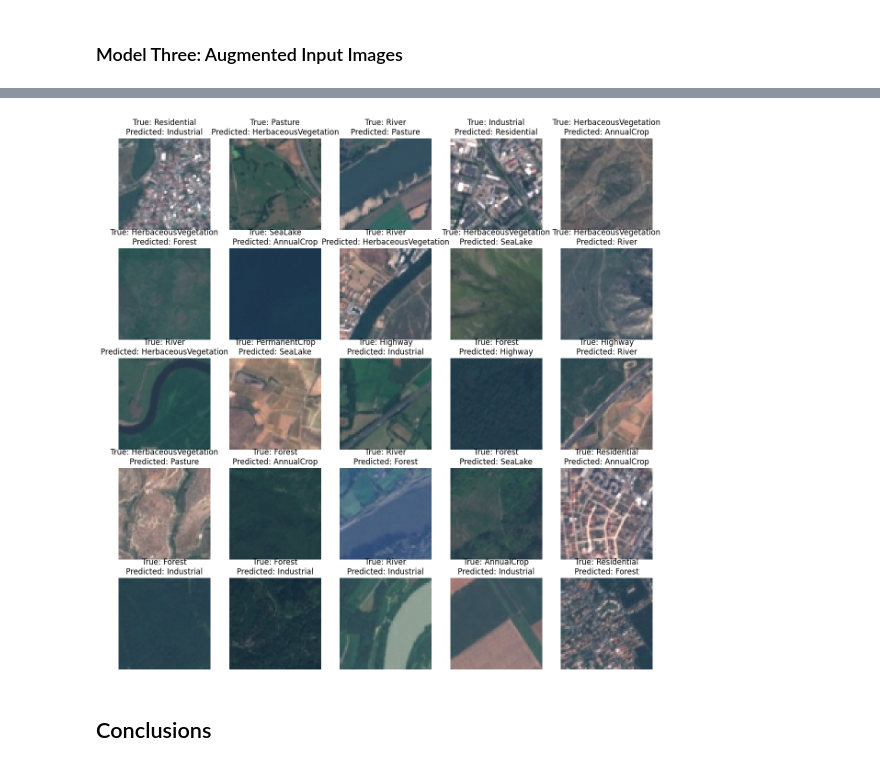
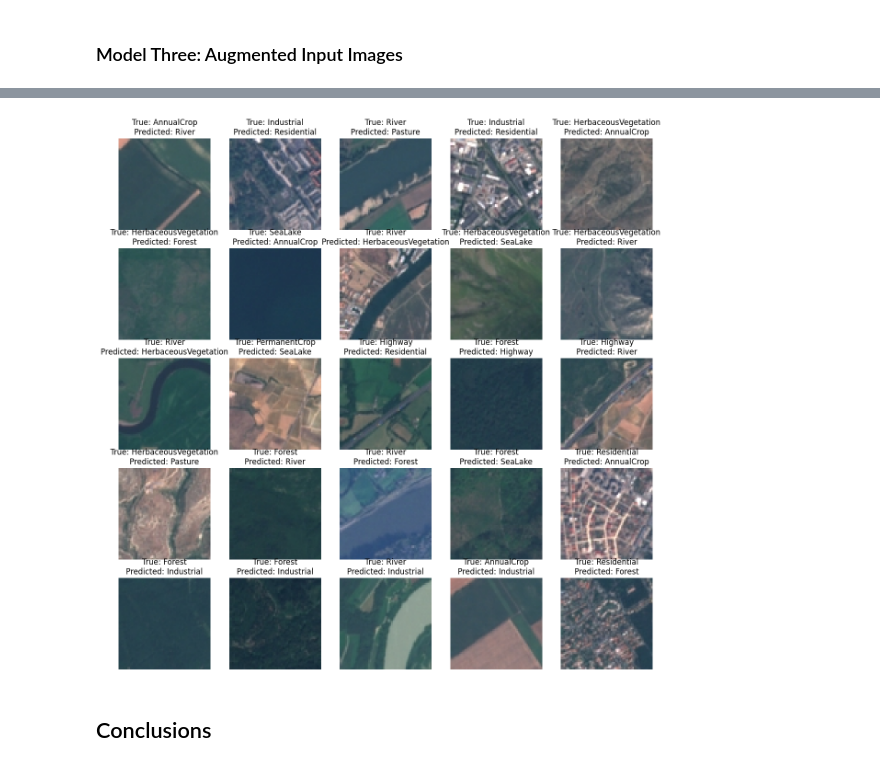
Before and after one commit to iffigueroa/eurosat-image-classification, a Jupyter notebook: eurosat_image_classification.ipynb, the cells around one changed output, grey strips where cells are left out. Saved outputs shown, nothing was run; the diff lists cells and outputs as text; code cells hidden in the pictures.

```diff
--- a/eurosat_image_classification.ipynb
+++ b/eurosat_image_classification.ipynb
@@ -308,7 +318,7 @@ def build_and_fit_model(augment: bool = False, dropout: Optional[float] = None,
 
   return model, history
 # %%
-TRAIN_EPOCHS = 1
+TRAIN_EPOCHS = 30
 # %% [markdown]
 ### Model One: Baseline
 # %%
@@ -449,3 +547,3 @@ evaluate_results(model_three, hist_three, test)
 # %%
-predictions = model_one.predict(test)
+predictions = model_three.predict(test)
 # %% [output]
@@ -453,62 +551,29 @@ predictions = model_one.predict(test)
 # %%
 import matplotlib.pyplot as plt
-
-# Define a function to show images with labels
-def show_images(dataset, metadata, predictions=None):
-    # Grab one batch of images
-    images, labels = next(iter(tfds.as_numpy(dataset.take(1))))
-    # Create a figure to hold the plots
-    plt.figure(figsize=(15, 15))
-    # Iterate through the images in the batch
-    for i, (image, label) in enumerate(zip(images, labels)):
-        # Ensure image is in the correct shape
-        image = image.reshape((64, 64, 3))
-
-        # Plot the image
-        plt.subplot(5, 5, i + 1)
-        plt.imshow(image)
-        plt.axis('off')
-
-        # Add the label if available
-        if metadata is not None:
-            label_name = metadata.features['label'].int2str(label)
-            if predictions is not None:
-                predicted_label = metadata.features['label'].int2str(np.argmax(predictions[i]))
-                plt.title(f'Original: {label_name}\nPredicted: {predicted_label}')
-            else:
-                plt.title(f'Label: {label_name}')
-
-        # Show only 25 images
-        if i == 24:
-            break
-
-    plt.tight_layout()
-    plt.show()
-
 
 def show_incorrect_classifications(dataset,  metadata, predictions):
   plt.figure(figsize=(15, 15))
   num_images = 0
   for images, labels in tfds.as_numpy(dataset):
     for i, image in enumerate(images):
       p = np.argmax(predictions[i])
       if p != labels[i]:
         image = image.reshape((64, 64, 3))
         plt.subplot(5, 5, num_images + 1)
         plt.imshow(image)
         plt.axis('off')
         label_name = metadata.features['label'].int2str(labels[i])
         predicted_name = metadata.features['label'].int2str(p)
         plt.title(f'True: {label_name}\nPredicted: {predicted_name}')
         num_images += 1
       if num_images == 25:
         return
   plt.tight_layout()
   plt.show()
 
 
 show_incorrect_classifications(test, metadata, predictions)
 # %% [output]
-[figure, old version]
+[figure, new version]
 # %% [markdown]
 ## Conclusions
```
Also changed, not shown: parts of 38 cells of this notebook.
